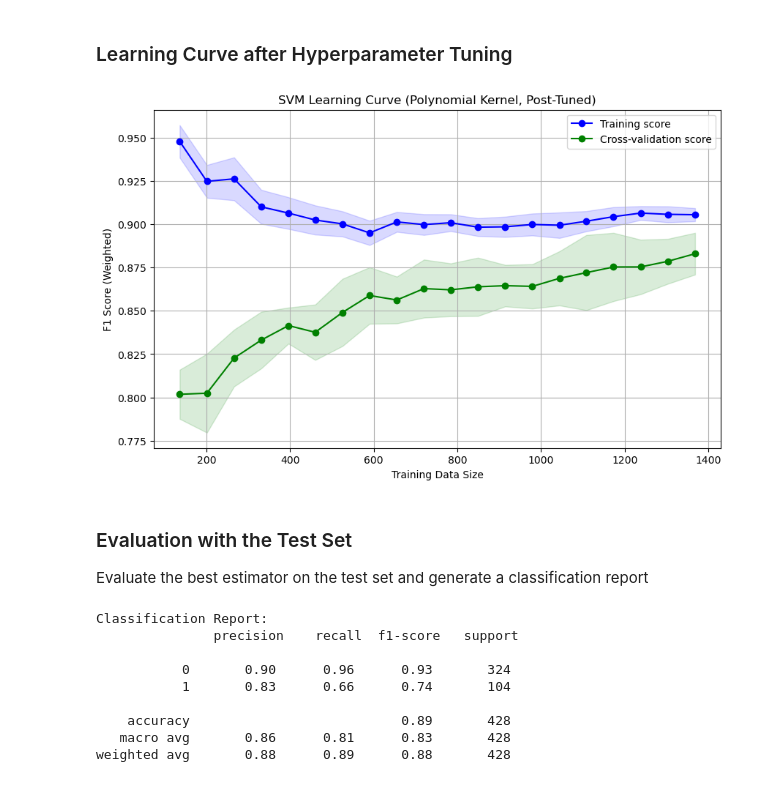
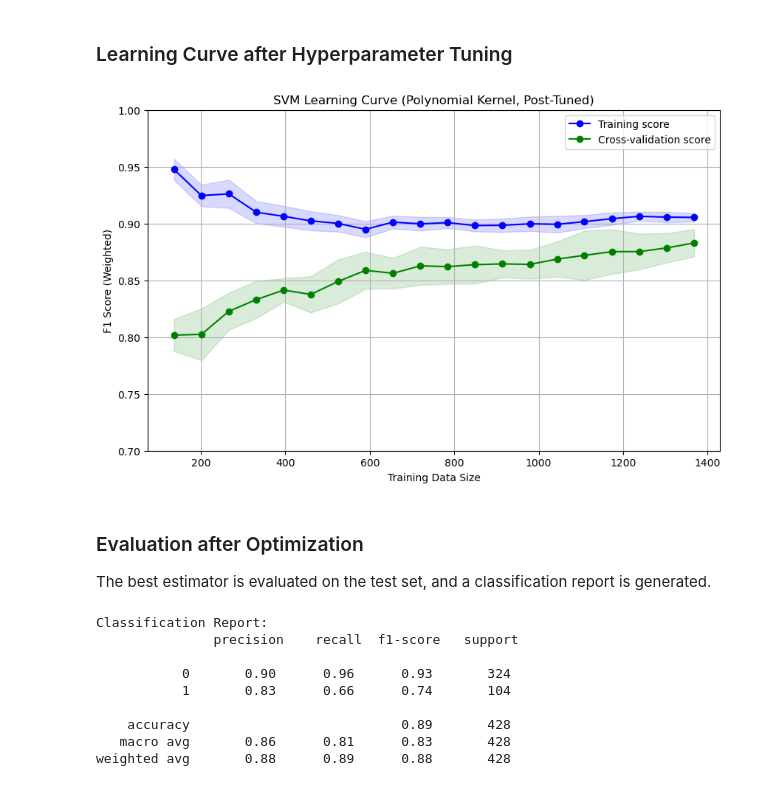
Before and after one commit to masaki9/aids_clinical_trials_group_study, a Jupyter notebook: notebook.ipynb, the cells around one changed output. Cells and saved outputs as stored; diff of their text form; code cells hidden in the pictures.

```diff
--- a/notebook.ipynb
+++ b/notebook.ipynb
@@ -48,3 +50,3 @@ Plot a learning curve for SVM with polynomial kernel without hyperparameter tuni
 # %%
-utils.plot_learning_curve(svm_pipe, X_train, y_train, cv, scoring, ylabel='F1 Score (Weighted)', title='Learning curve for SVM with Polynomial Kernel', show=True)
+utils.plot_learning_curve(svm_pipe, X_train, y_train, cv, scoring, ylabel='F1 Score (Weighted)', title='Learning curve for SVM with Polynomial Kernel', ylim=(0.7, 1.0), show=True)
 # %% [output]
@@ -117,12 +122,12 @@ Best CV score: 0.88
 ### Learning Curve after Hyperparameter Tuning
 # %%
 # Learning curve SVM with the tuned parameters
-utils.plot_learning_curve(best_estimator, X_train, y_train, cv, scoring, title='SVM Learning Curve (Polynomial Kernel, Post-Tuned)', ylabel='F1 Score (Weighted)', show=True)
+utils.plot_learning_curve(best_estimator, X_train, y_train, cv, scoring, title='SVM Learning Curve (Polynomial Kernel, Post-Tuned)', ylabel='F1 Score (Weighted)', ylim=(0.7, 1.0), show=True)
 # %% [output]
-[figure, old version]
+[figure, new version]
 # %% [markdown]
-### Evaluation with the Test Set
-Evaluate the best estimator on the test set and generate a classification report
+### Evaluation after Optimization
+The best estimator is evaluated on the test set, and a classification report is generated.
 # %%
 utils.generate_classification_report(best_estimator, X_test, y_test)
 # %% [output]
```
Also changed, not shown: parts of 10 cells of this notebook, 1 other file.
